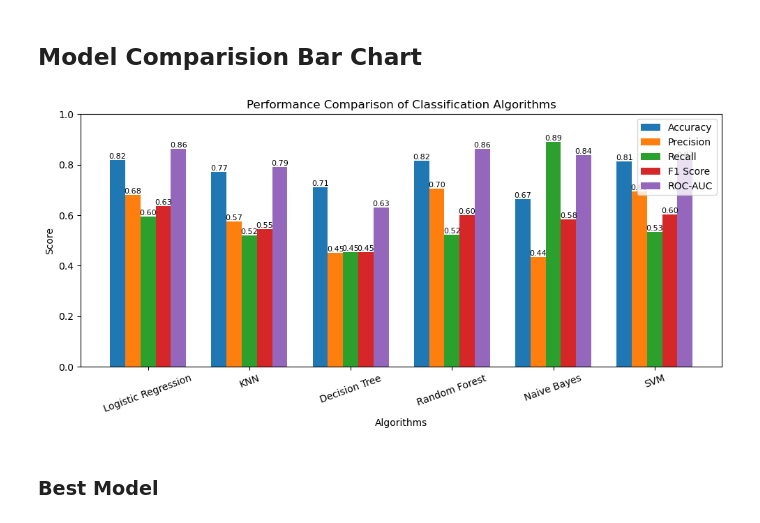
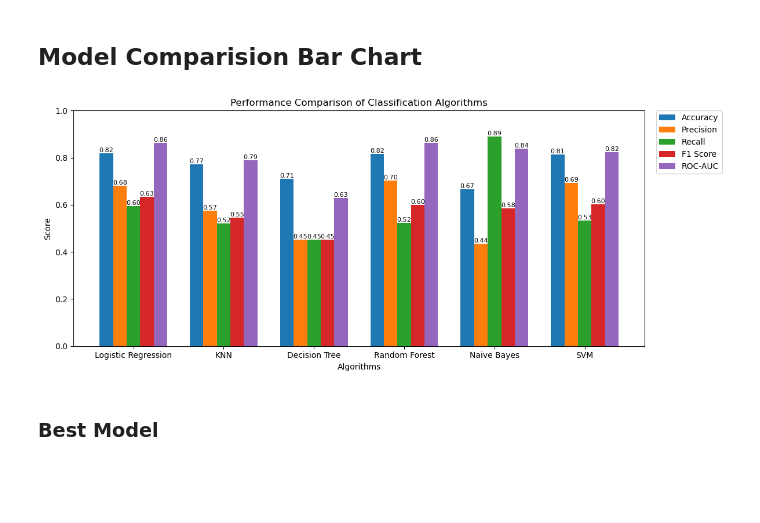
Before and after one commit to sahal-cm/Customer_Churn_Prediction, a Jupyter notebook: project_Classification.ipynb, the cells around one changed output. Saved outputs shown, nothing was run; the diff lists cells and outputs as text; code cells hidden in the pictures; blank space fills up the shorter version.

```diff
--- a/project_Classification.ipynb
+++ b/project_Classification.ipynb
@@ -775,36 +775,40 @@ results
 # %%
 import matplotlib.pyplot as plt
 import numpy as np
 
 # X-axis positions
 x = np.arange(len(results['Algorithm']))
 width = 0.15
 
-plt.figure(figsize=(10,5))
+plt.figure(figsize=(12,5))
 
 plt.bar(x - 2*width, results['Accuracy'], width, label='Accuracy')
 plt.bar(x - width, results['Precision'], width, label='Precision')
 plt.bar(x, results['Recall'], width, label='Recall')
 plt.bar(x + width, results['F1 Score'], width, label='F1 Score')
 plt.bar(x + 2*width, results['ROC-AUC'], width, label='ROC-AUC')
 
-plt.xticks(x, results['Algorithm'], rotation=20)
+plt.xticks(x, results['Algorithm'], rotation=0)
 plt.xlabel('Algorithms')
 plt.ylabel('Score')
 plt.title('Performance Comparison of Classification Algorithms')
 
 plt.ylim(0, 1)
 
-plt.legend()
+plt.legend(
+    bbox_to_anchor=(1.02, 1), # Moves legend just outside the right edge (x=1.02) at the top (y=1)
+    loc='upper left',          # Aligns the upper-left corner of the legend box to that anchor point
+    borderaxespad=0            # Removes extra padding between the axis and legend box
+)
 
 for container in plt.gca().containers:
     plt.bar_label(container, fmt='%.2f', fontsize=8)
 
 plt.tight_layout()
 
 plt.show()
 # %% [output]
-[figure, old version]
+[figure, new version]
 # %% [markdown]
 ### Best Model
 # %%
```
